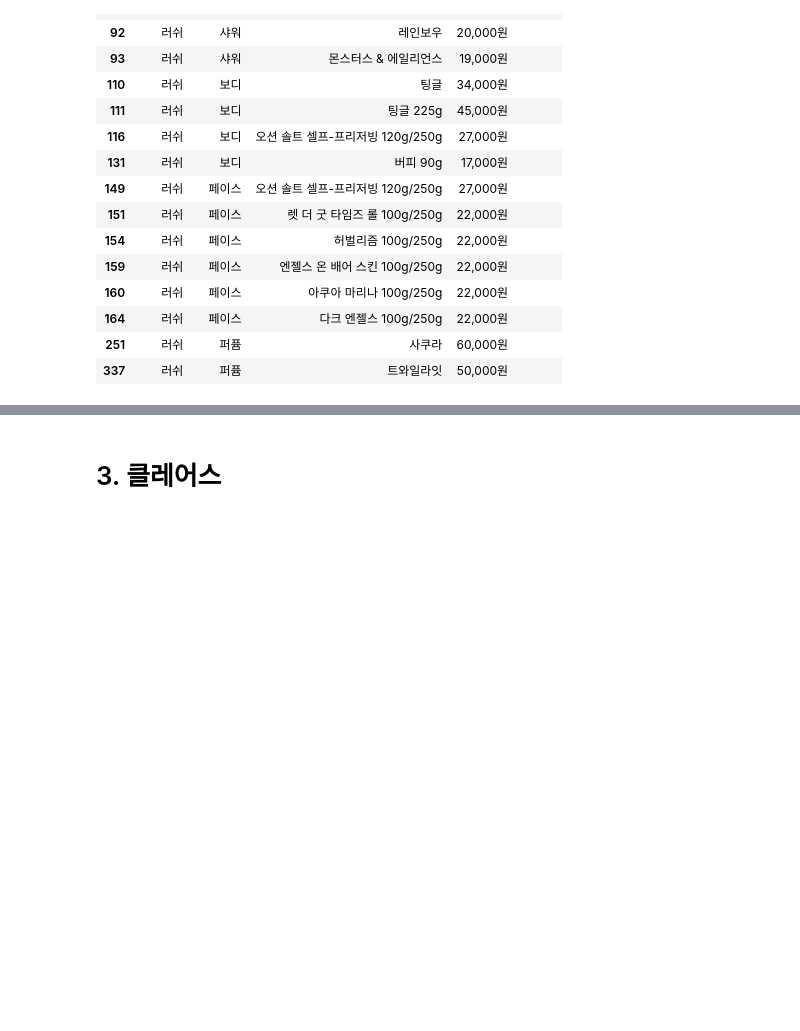
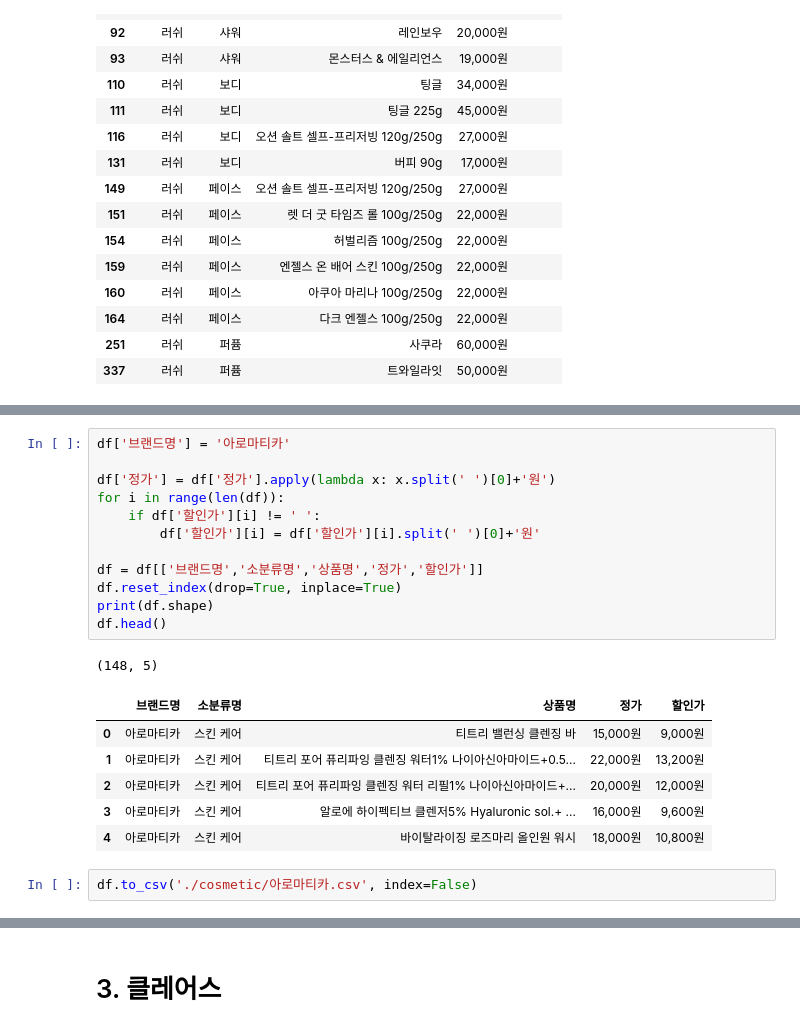
Before and after one commit to CSJ516/Weather_Bigdata_contest, a Jupyter notebook: 08.여러 사이트 화장품 스크래핑.ipynb, the cells around one changed output, grey strips where cells are left out. Saved outputs shown, nothing was run; the diff lists cells and outputs as text; blank space fills up the shorter version.

```diff
--- a/08.여러 사이트 화장품 스크래핑.ipynb
+++ b/08.여러 사이트 화장품 스크래핑.ipynb
@@ -176,0 +231,22 @@ price[:5]
+# %%
+df['브랜드명'] = '아로마티카'
+
+df['정가'] = df['정가'].apply(lambda x: x.split(' ')[0]+'원')
+for i in range(len(df)):
+    if df['할인가'][i] != ' ':
+        df['할인가'][i] = df['할인가'][i].split(' ')[0]+'원'
+
+df = df[['브랜드명','소분류명','상품명','정가','할인가']]
+df.reset_index(drop=True, inplace=True)
+print(df.shape)
+df.head()
+# %% [output]
+(148, 5)
+|  | 브랜드명 | 소분류명 | 상품명 | 정가 | 할인가 |
+| 0 | 아로마티카 | 스킨 케어 | 티트리 밸런싱 클렌징 바 | 15,000원 | 9,000원 |
+| 1 | 아로마티카 | 스킨 케어 | 티트리 포어 퓨리파잉 클렌징 워터1% 나이아신아마이드+0.5... | 22,000원 | 13,200원 |
+| 2 | 아로마티카 | 스킨 케어 | 티트리 포어 퓨리파잉 클렌징 워터 리필1% 나이아신아마이드+... | 20,000원 | 12,000원 |
+| 3 | 아로마티카 | 스킨 케어 | 알로에 하이펙티브 클렌저5% Hyaluronic sol.+ ... | 16,000원 | 9,600원 |
+| 4 | 아로마티카 | 스킨 케어 | 바이탈라이징 로즈마리 올인원 워시 | 18,000원 | 10,800원 |
+# %%
+df.to_csv('./cosmetic/아로마티카.csv', index=False)
```
Also changed, not shown: parts of 32 cells of this notebook, 3 other files.
